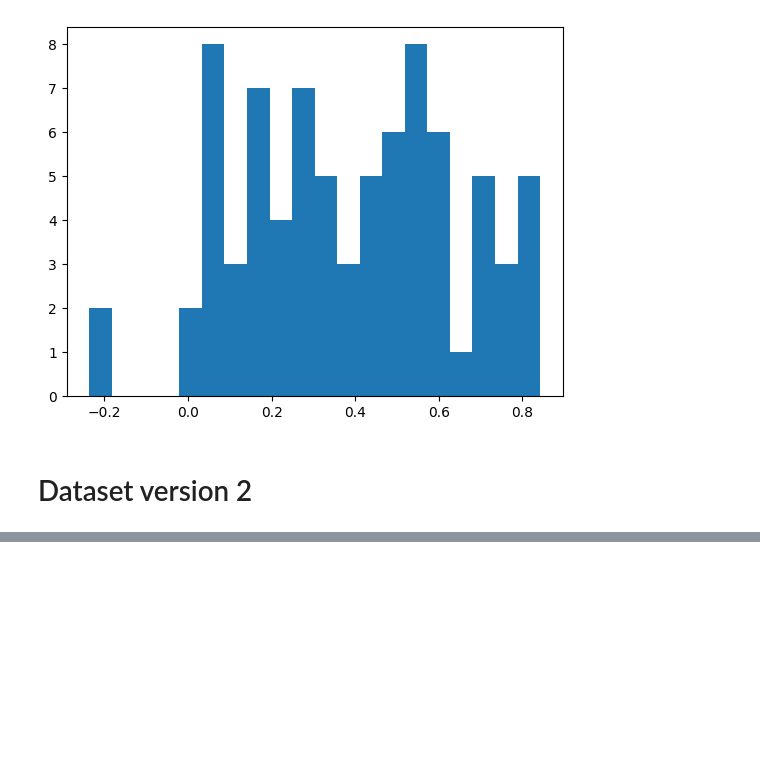
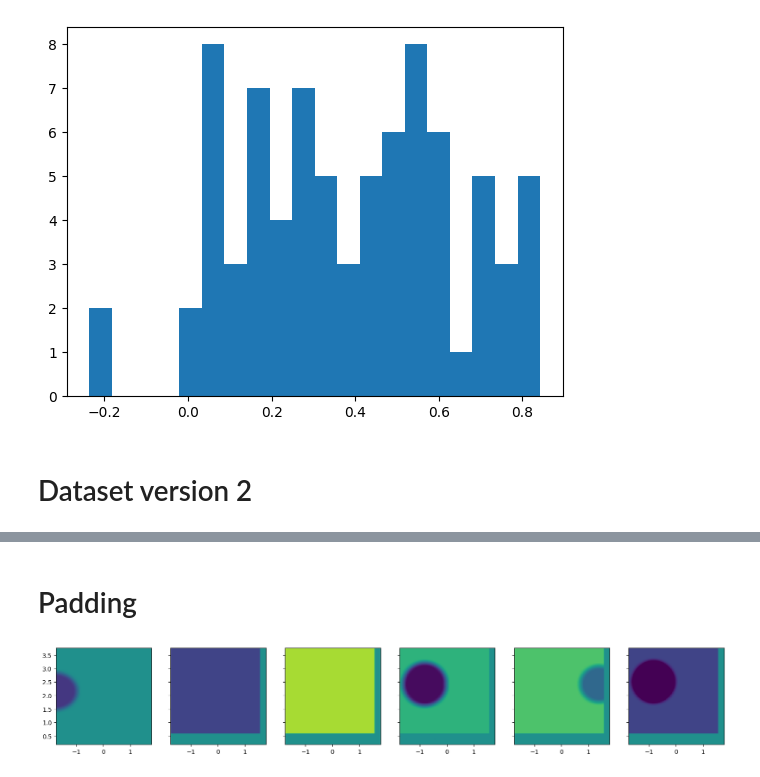
Before and after one commit to SebastianMerino/DL-Attenuation, a Jupyter notebook: testing/exploring_training.ipynb, the cells around one changed output, grey strips where cells are left out. Cells and saved outputs as stored; diff of their text form; code cells hidden in the pictures; blank space fills up the shorter version.

```diff
--- a/testing/exploring_training.ipynb
+++ b/testing/exploring_training.ipynb
@@ -238,0 +239,22 @@ plt.show()
+# %% [markdown]
+# Padding
+# %%
+(b,c,m,n)=x.shape
+# (n//16+1)*16
+pad_m = (m//16+1)*16 - m
+pad_n = (n//16+1)*16 - n
+# %%
+x_pad = torch.cat((x, torch.zeros(b,c,pad_m,n)), dim=2)
+x_pad =torch.cat((x_pad, torch.zeros(b,c,m+pad_m,pad_n)), dim=3 )
+
+y_pad = torch.cat((y, torch.zeros(b,1,pad_m,n)), dim=2)
+y_pad =torch.cat((y_pad, torch.zeros(b,1,m+pad_m,pad_n)), dim=3 )
+# %%
+
+fig, ax = plt.subplots(nrows=1, ncols=6, sharex=True, sharey=True, figsize=(20, 5))
+for i in range(len(ax)):
+    channel_data = y_pad[i, :, :,:].squeeze().numpy()
+    ax[i].imshow(channel_data, extent=extent_ACS, vmin=-2, vmax=2)
+plt.show()
+# %% [output]
+[figure, added]
```
Also changed, not shown: parts of 7 cells of this notebook, 2 other files.
